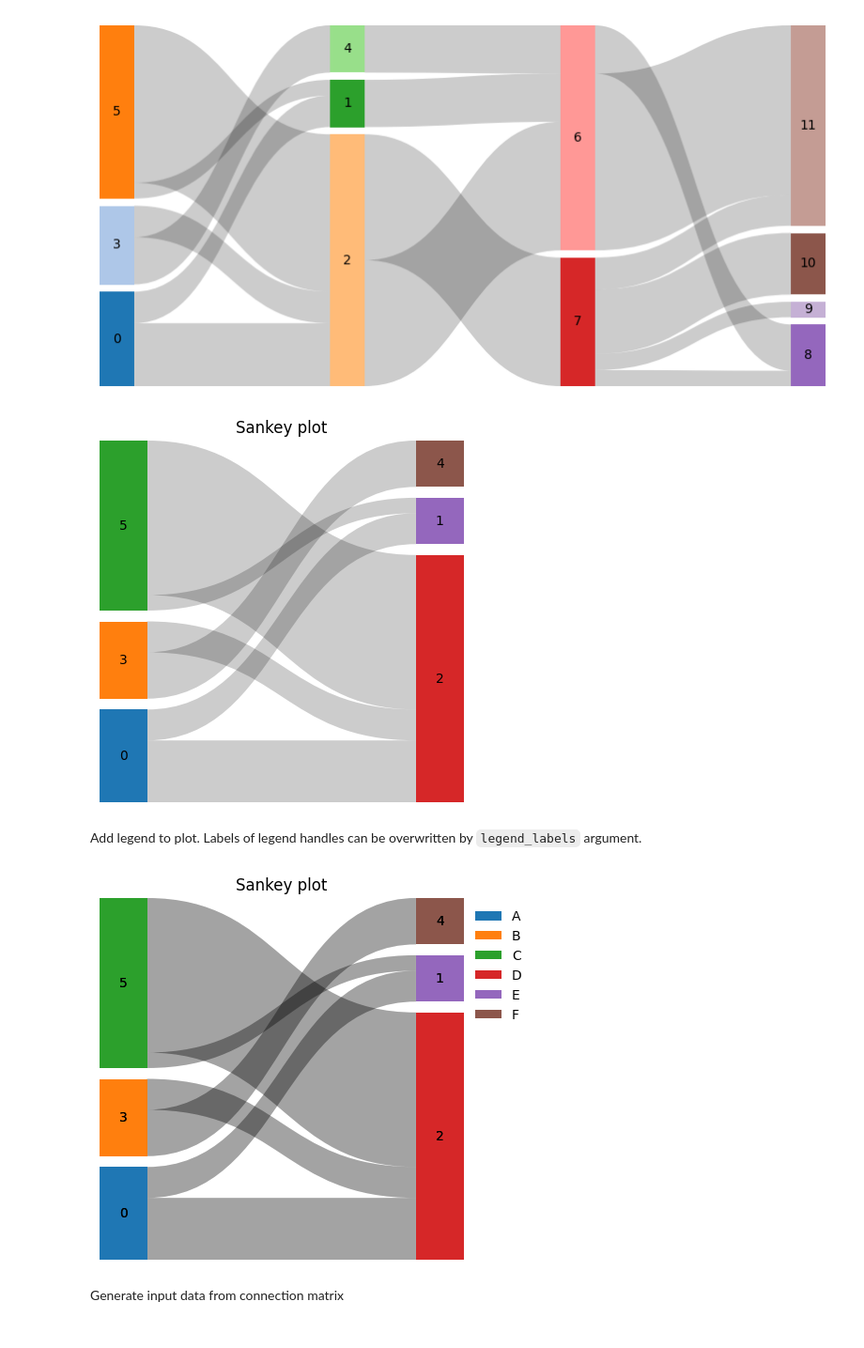
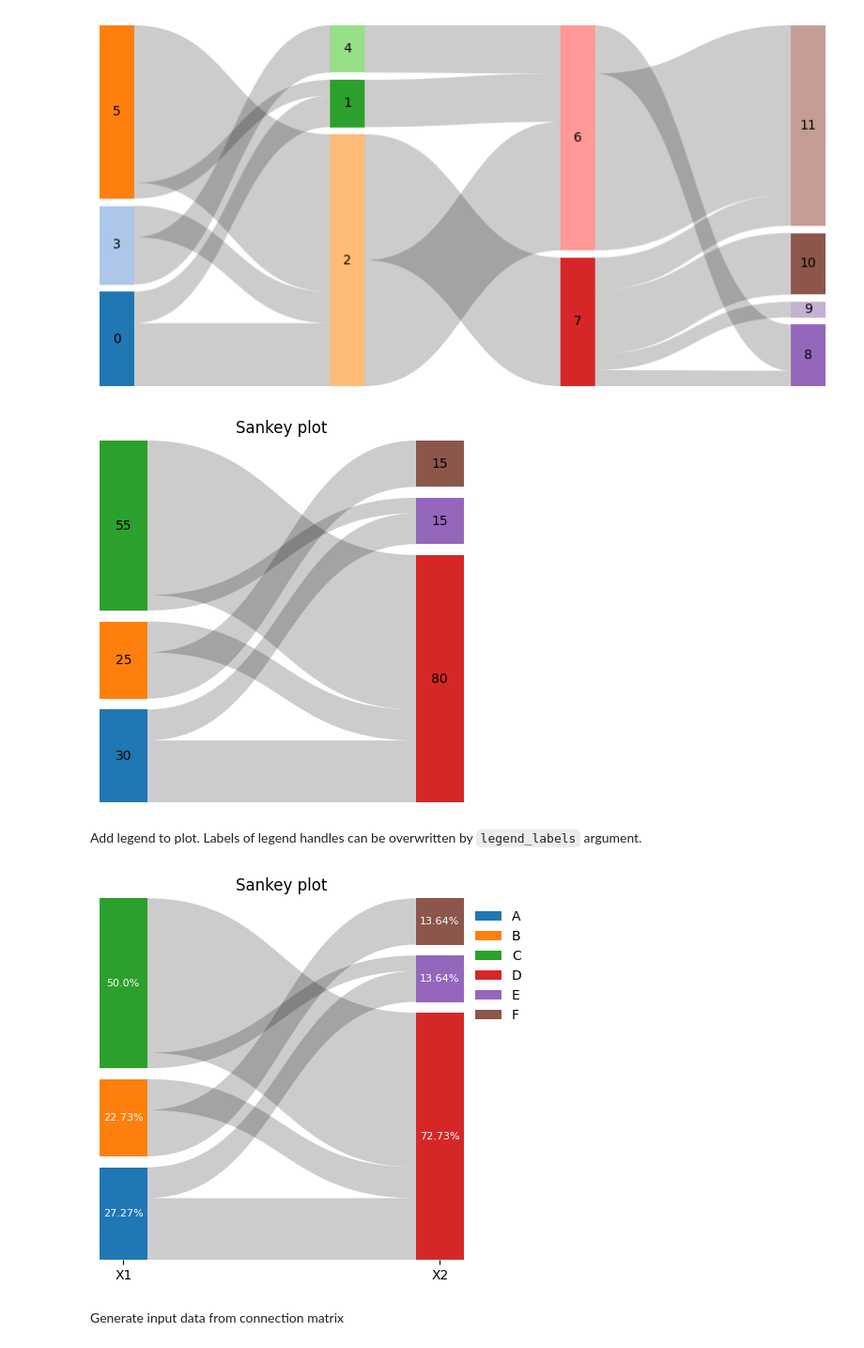
Before and after one commit to harryhaller001/matplotlib-sankey, a Jupyter notebook: docs/source/vignette.ipynb, the cells around one changed output. Shown at 94% size. Drawn from its saved outputs; the diff is of its cells as text; code cells hidden in the pictures.

Commit message:
adding more control for column annotation, adding support for weight and perc weight annotation

```diff
--- a/docs/source/vignette.ipynb
+++ b/docs/source/vignette.ipynb
@@ -33,36 +33,45 @@ ax = sankey(
     # Sequence arguments must have 3 dimensions
     data=[data],
     cmap="tab10",
-    annotate_columns=True,
+    annotate_columns="weight",
     ax=ax,
     title="Sankey plot",
     spacing=0.03,
 )
 # %% [output]
-[figure, old version]
+[figure, new version]
 # %% [markdown]
 Add legend to plot. Labels of legend handles can be overwritten by `legend_labels` argument.
 # %%
+data = [(0, 2, 20), (0, 1, 10), (3, 4, 15), (3, 2, 10), (5, 1, 5), (5, 2, 50)]
+
+
+fig, ax = plt.subplots(figsize=(5, 5))
 ax = sankey(
     data=[data],
     cmap="tab10",
-    annotate_columns=True,
-    ax=ax,
+    annotate_columns="weight_percent",
+    # ax=ax,
     title="Sankey plot",
     spacing=0.03,
     show_legend=True,
     legend_labels=[
         "A",
         "B",
         "C",
         "D",
         "E",
         "F",
     ],
+    ax=ax,
+    annotate_columns_font_kwargs={
+        "fontsize": 8,
+        "color": "white",
+    },
+    column_labels=["X1", "X2"],
 )
-ax.get_figure()
 # %% [output]
-[figure, old version]
+[figure, new version]
 # %% [markdown]
 Generate input data from connection matrix
 # %%
```
Also changed, not shown: parts of 2 cells of this notebook, 4 other files.
